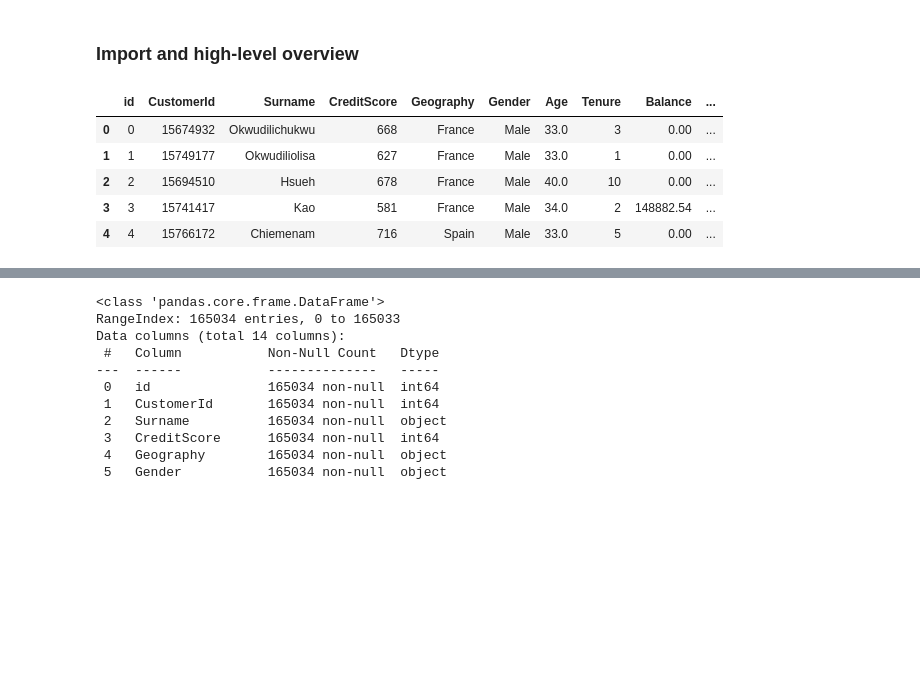
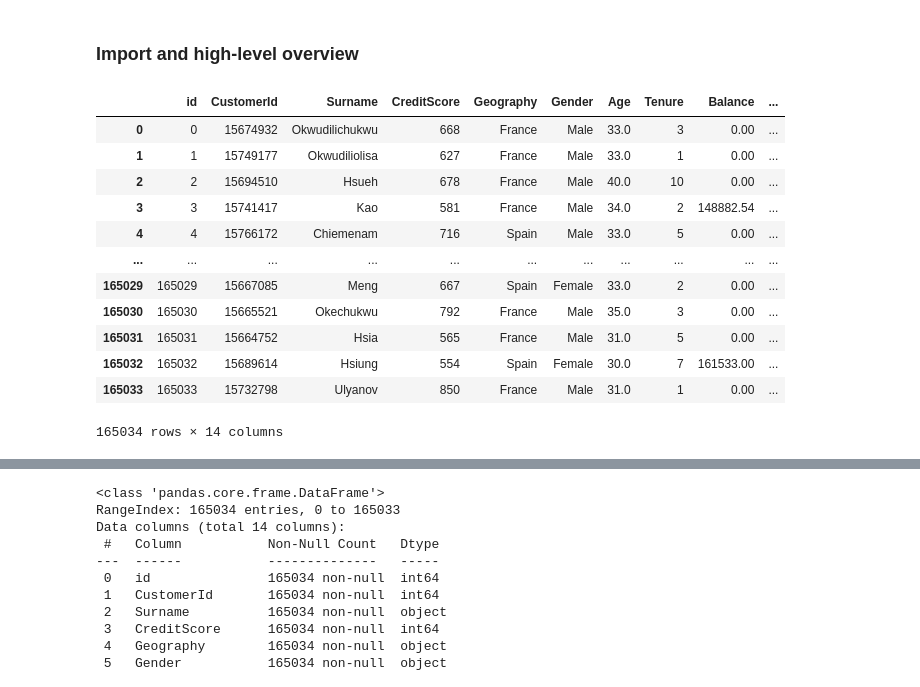
Before and after one commit to EliasOMacias/Bank_client_churn_prediction, a Jupyter notebook: Bank_churn_predictor.ipynb, the cells around one changed output, grey strips where cells are left out. Cells and saved outputs as stored; diff of their text form; code cells hidden in the pictures; blank space fills up the shorter version.

```diff
--- a/Bank_churn_predictor.ipynb
+++ b/Bank_churn_predictor.ipynb
@@ -32,15 +32,20 @@ import matplotlib.pyplot as plt
 # %%
 # Import and preview our data set
 df = pd.read_csv('/Users/elias_m/Desktop/Projects /Bank Churn/train.csv')
-df_test = pd.read_csv('/Users/elias_m/Desktop/Projects /Bank Churn/train.csv')
-df.head(5)
 # %% [output]
 |  | id | CustomerId | Surname | CreditScore | Geography | Gender | Age | Tenure | Balance | ... |
 | 0 | 0 | 15674932 | Okwudilichukwu | 668 | France | Male | 33.0 | 3 | 0.00 | ... |
 | 1 | 1 | 15749177 | Okwudiliolisa | 627 | France | Male | 33.0 | 1 | 0.00 | ... |
 | 2 | 2 | 15694510 | Hsueh | 678 | France | Male | 40.0 | 10 | 0.00 | ... |
 | 3 | 3 | 15741417 | Kao | 581 | France | Male | 34.0 | 2 | 148882.54 | ... |
 | 4 | 4 | 15766172 | Chiemenam | 716 | Spain | Male | 33.0 | 5 | 0.00 | ... |
+| ... | ... | ... | ... | ... | ... | ... | ... | ... | ... | ... |
+| 165029 | 165029 | 15667085 | Meng | 667 | Spain | Female | 33.0 | 2 | 0.00 | ... |
+| 165030 | 165030 | 15665521 | Okechukwu | 792 | France | Male | 35.0 | 3 | 0.00 | ... |
+| 165031 | 165031 | 15664752 | Hsia | 565 | France | Male | 31.0 | 5 | 0.00 | ... |
+| 165032 | 165032 | 15689614 | Hsiung | 554 | Spain | Female | 30.0 | 7 | 161533.00 | ... |
+| 165033 | 165033 | 15732798 | Ulyanov | 850 | France | Male | 31.0 | 1 | 0.00 | ... |
+165034 rows × 14 columns
 # %%
 # the following cells give us a high level overview, of the count, average and median of our dataset.
 df.describe()
```
Also changed, not shown: parts of 27 cells of this notebook.
